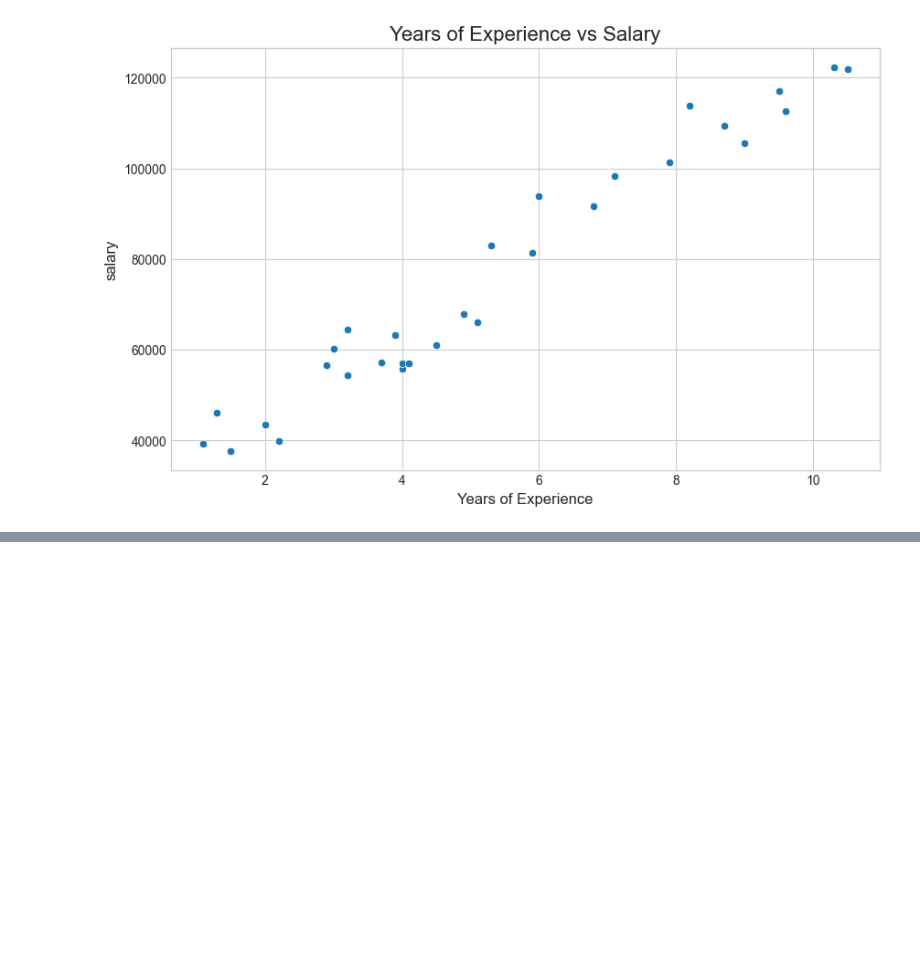
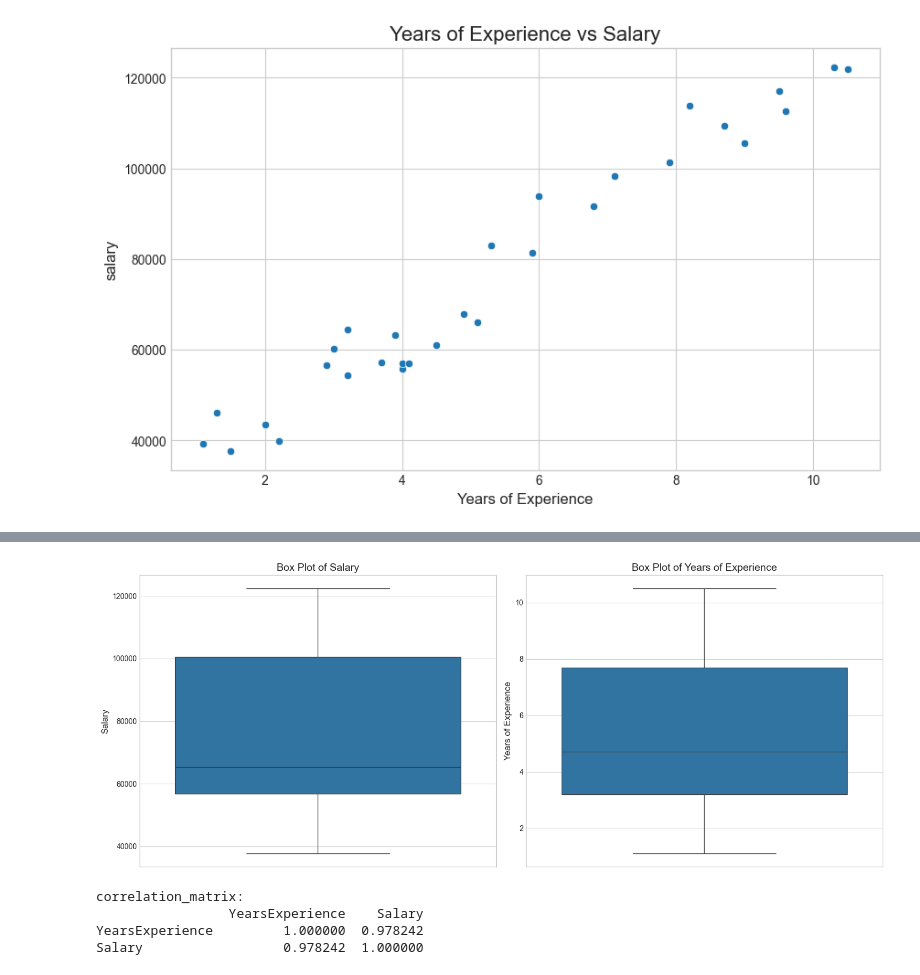
Before and after one commit to JanithGayashan/simple-linear-regression-projects, a Jupyter notebook: 1_salary_prediction/salary_prediction.ipynb, the cells around one changed output, grey strips where cells are left out. Drawn from its saved outputs; the diff is of its cells as text; code cells hidden in the pictures; blank space fills up the shorter version.

```diff
--- a/1_salary_prediction/salary_prediction.ipynb
+++ b/1_salary_prediction/salary_prediction.ipynb
@@ -123,0 +135,26 @@ sns.histplot(df['Salary'], kde=True, bins=10)
+# %%
+plt.figure(figsize=(15,6))
+
+plt.subplot(1,2,1)
+sns.boxplot(y='Salary', data=df)
+plt.title('Box Plot of Salary', fontsize=14)
+plt.ylabel('Salary', fontsize=12)
+
+plt.subplot(1, 2, 2) # 1 row, 2 columns, 2nd subplot
+sns.boxplot(y=df['YearsExperience'])
+plt.title('Box Plot of Years of Experience', fontsize=14)
+plt.ylabel('Years of Experience', fontsize=12)
+
+plt.tight_layout()
+plt.show()
+# %% [output]
+[figure, added]
+# %%
+correlation_matrix = df.corr()
+print("correlation_matrix:")
+print(correlation_matrix)
+# %% [output]
+correlation_matrix:
+                 YearsExperience    Salary
+YearsExperience         1.000000  0.978242
+Salary                  0.978242  1.000000
```
Also changed, not shown: parts of 20 cells of this notebook.
